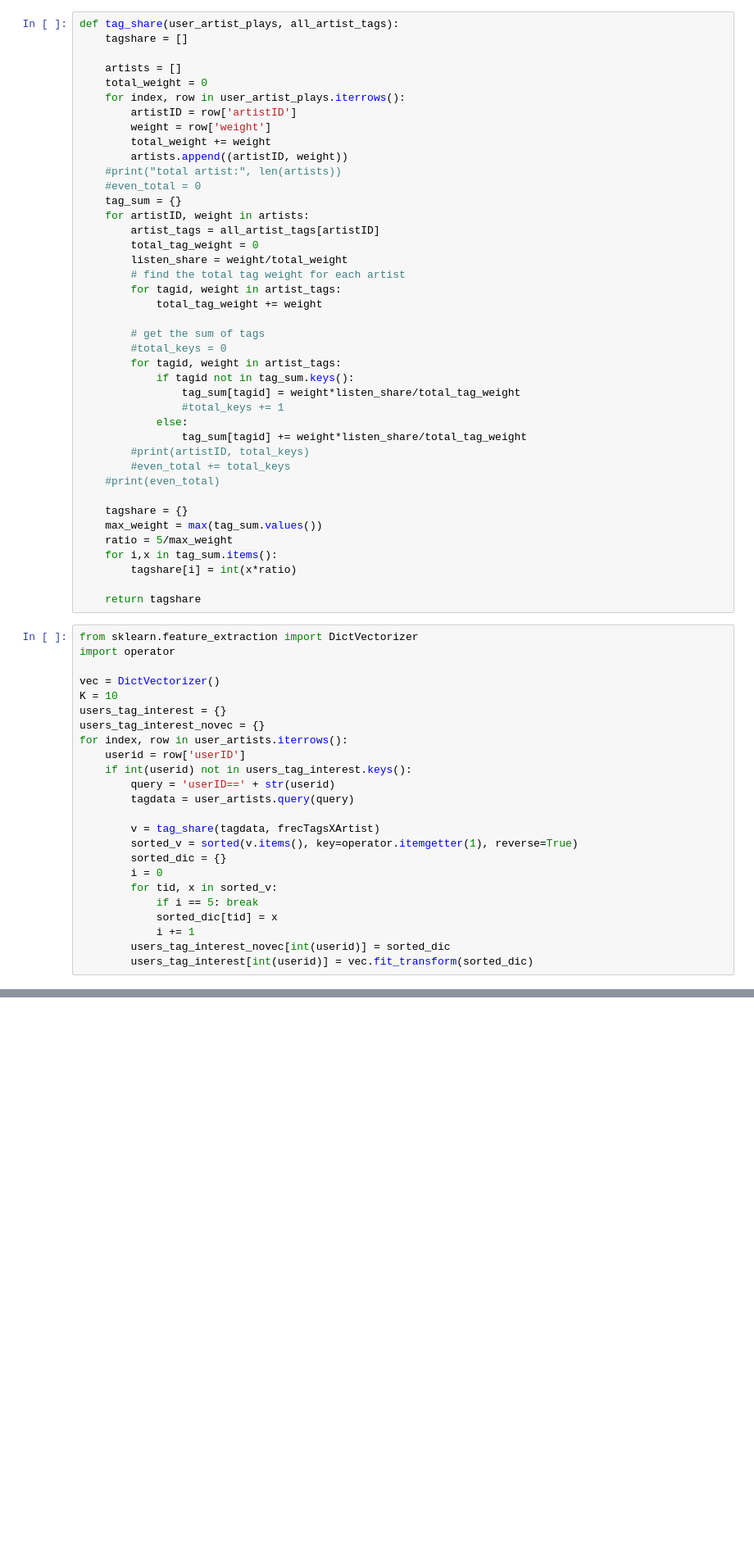
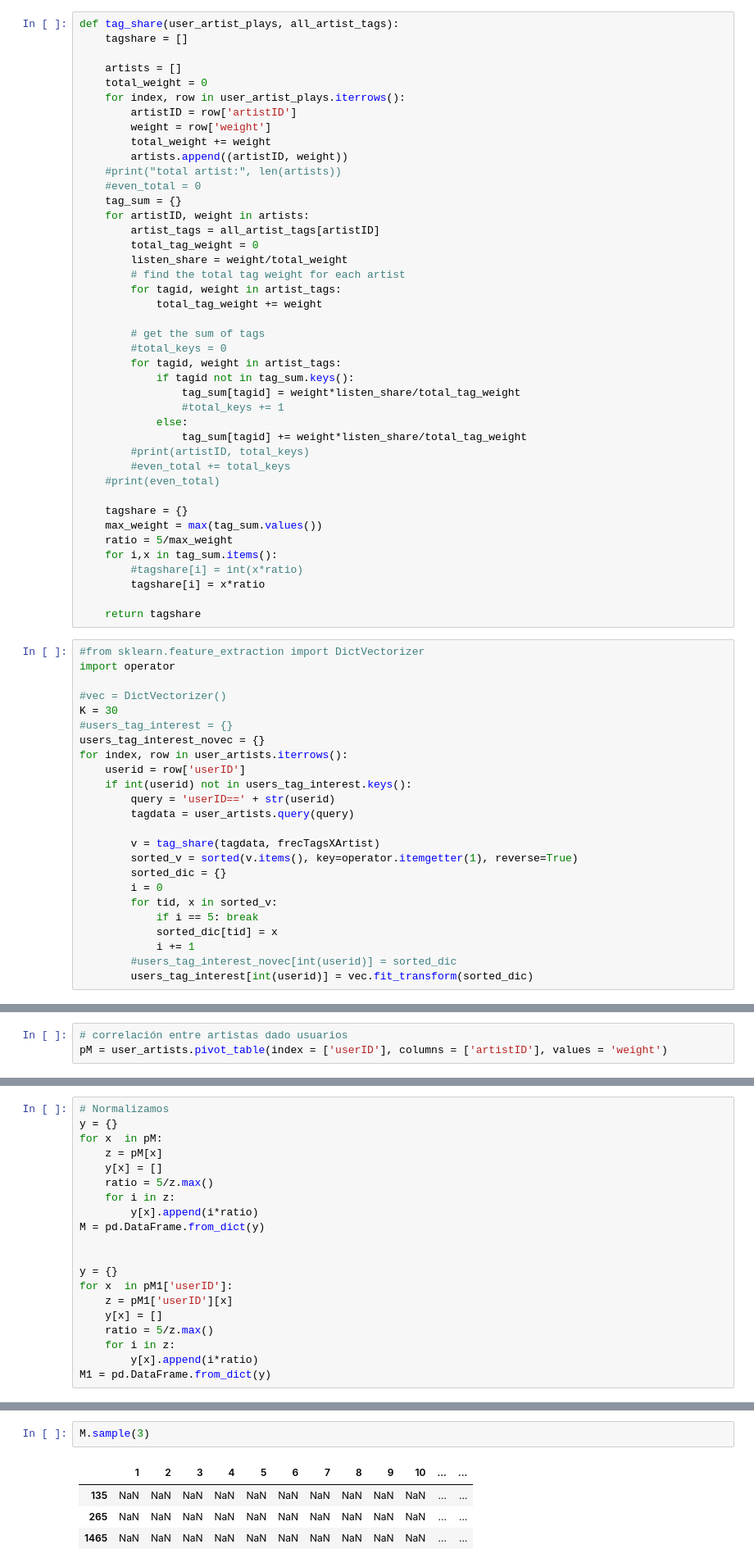
Before and after one commit to degva/APLICA17-1, a Jupyter notebook: MusicRecSystem/musicRec.ipynb, the cells around one changed output, grey strips where cells are left out. Shown: that part at 82% size. Cells and saved outputs as stored; diff of their text form; blank space fills up the shorter version.

```diff
--- a/MusicRecSystem/musicRec.ipynb
+++ b/MusicRecSystem/musicRec.ipynb
@@ -448,16 +380,17 @@ def tag_share(user_artist_plays, all_artist_tags):
     max_weight = max(tag_sum.values())
     ratio = 5/max_weight
     for i,x in tag_sum.items():
-        tagshare[i] = int(x*ratio)
+        #tagshare[i] = int(x*ratio)
+        tagshare[i] = x*ratio
 
     return tagshare
 # %%
-from sklearn.feature_extraction import DictVectorizer
+#from sklearn.feature_extraction import DictVectorizer
 import operator
 
-vec = DictVectorizer()
-K = 10
-users_tag_interest = {}
+#vec = DictVectorizer()
+K = 30
+#users_tag_interest = {}
 users_tag_interest_novec = {}
 for index, row in user_artists.iterrows():
     userid = row['userID']
@@ -473,5 +406,5 @@ for index, row in user_artists.iterrows():
             if i == 5: break
             sorted_dic[tid] = x
             i += 1
-        users_tag_interest_novec[int(userid)] = sorted_dic
+        #users_tag_interest_novec[int(userid)] = sorted_dic
         users_tag_interest[int(userid)] = vec.fit_transform(sorted_dic)
@@ -616,0 +431,3 @@ print(artists.query('id == 1270'))
+# %%
+# correlación entre artistas dado usuarios
+pM = user_artists.pivot_table(index = ['userID'], columns = ['artistID'], values = 'weight')
@@ -616,0 +437,20 @@ print(artists.query('id == 1270'))
+# %%
+# Normalizamos
+y = {}
+for x  in pM:
+    z = pM[x]
+    y[x] = []
+    ratio = 5/z.max()
+    for i in z:
+        y[x].append(i*ratio)
+M = pd.DataFrame.from_dict(y)
+
+
+y = {}
+for x  in pM1['userID']:
+    z = pM1['userID'][x]
+    y[x] = []
+    ratio = 5/z.max()
+    for i in z:
+        y[x].append(i*ratio)
+M1 = pd.DataFrame.from_dict(y)
@@ -616,0 +464,7 @@ print(artists.query('id == 1270'))
+# %%
+M.sample(3)
+# %% [output]
+|  | 1 | 2 | 3 | 4 | 5 | 6 | 7 | 8 | 9 | 10 | ... | ... |
+| 135 | NaN | NaN | NaN | NaN | NaN | NaN | NaN | NaN | NaN | NaN | ... | ... |
+| 265 | NaN | NaN | NaN | NaN | NaN | NaN | NaN | NaN | NaN | NaN | ... | ... |
+| 1465 | NaN | NaN | NaN | NaN | NaN | NaN | NaN | NaN | NaN | NaN | ... | ... |
```
Also changed, not shown: parts of 34 cells of this notebook.
